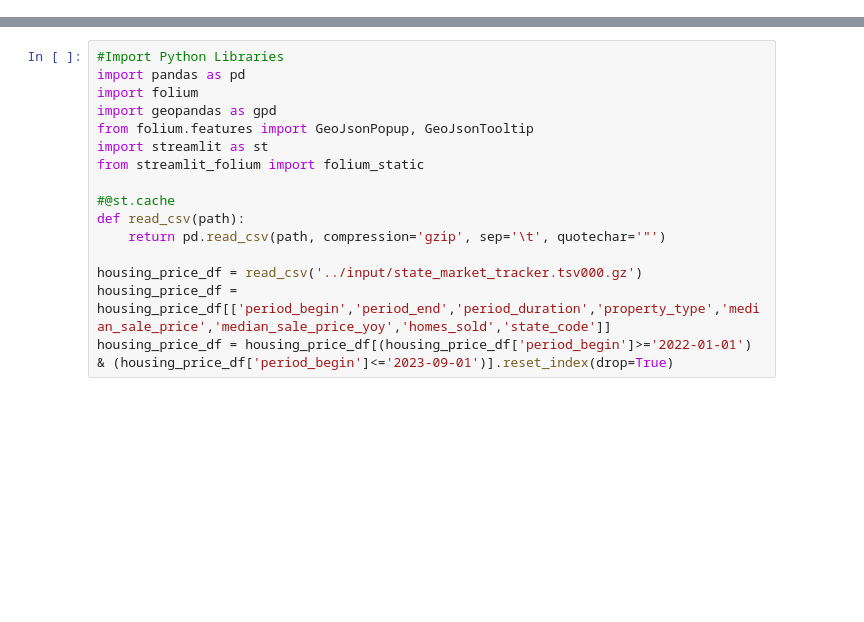
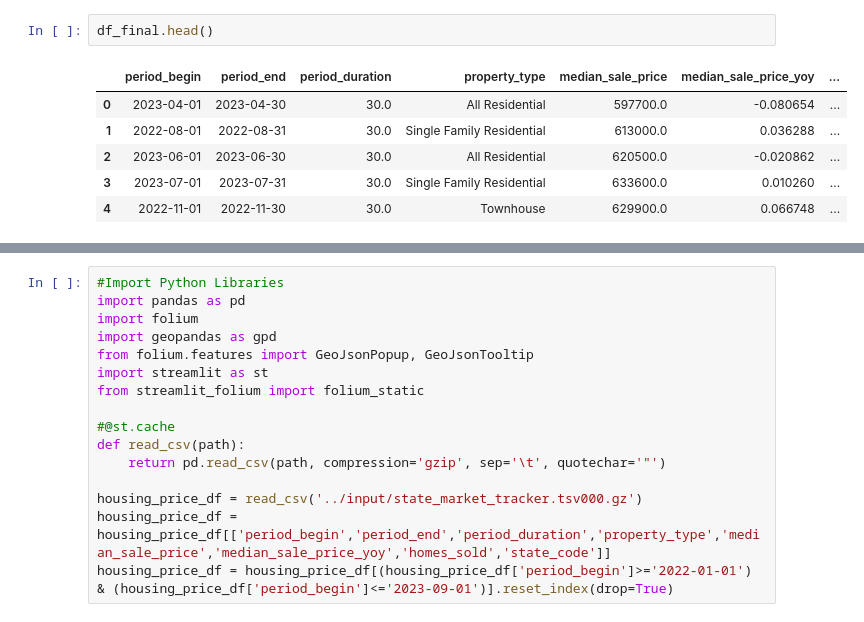
Before and after one commit to schellrw/streamlit_redfin, a Jupyter notebook: notebooks/nb.ipynb, the cells around one changed output, grey strips where cells are left out. Saved outputs shown, nothing was run; the diff lists cells and outputs as text; blank space fills up the shorter version.

```diff
--- a/notebooks/nb.ipynb
+++ b/notebooks/nb.ipynb
@@ -0,0 +44,9 @@
+# %%
+df_final.head()
+# %% [output]
+|  | period_begin | period_end | period_duration | property_type | median_sale_price | median_sale_price_yoy | ... |
+| 0 | 2023-04-01 | 2023-04-30 | 30.0 | All Residential | 597700.0 | -0.080654 | ... |
+| 1 | 2022-08-01 | 2022-08-31 | 30.0 | Single Family Residential | 613000.0 | 0.036288 | ... |
+| 2 | 2023-06-01 | 2023-06-30 | 30.0 | All Residential | 620500.0 | -0.020862 | ... |
+| 3 | 2023-07-01 | 2023-07-31 | 30.0 | Single Family Residential | 633600.0 | 0.010260 | ... |
+| 4 | 2022-11-01 | 2022-11-30 | 30.0 | Townhouse | 629900.0 | 0.066748 | ... |
```
Also changed, not shown: parts of 8 cells of this notebook, 1 other file.
